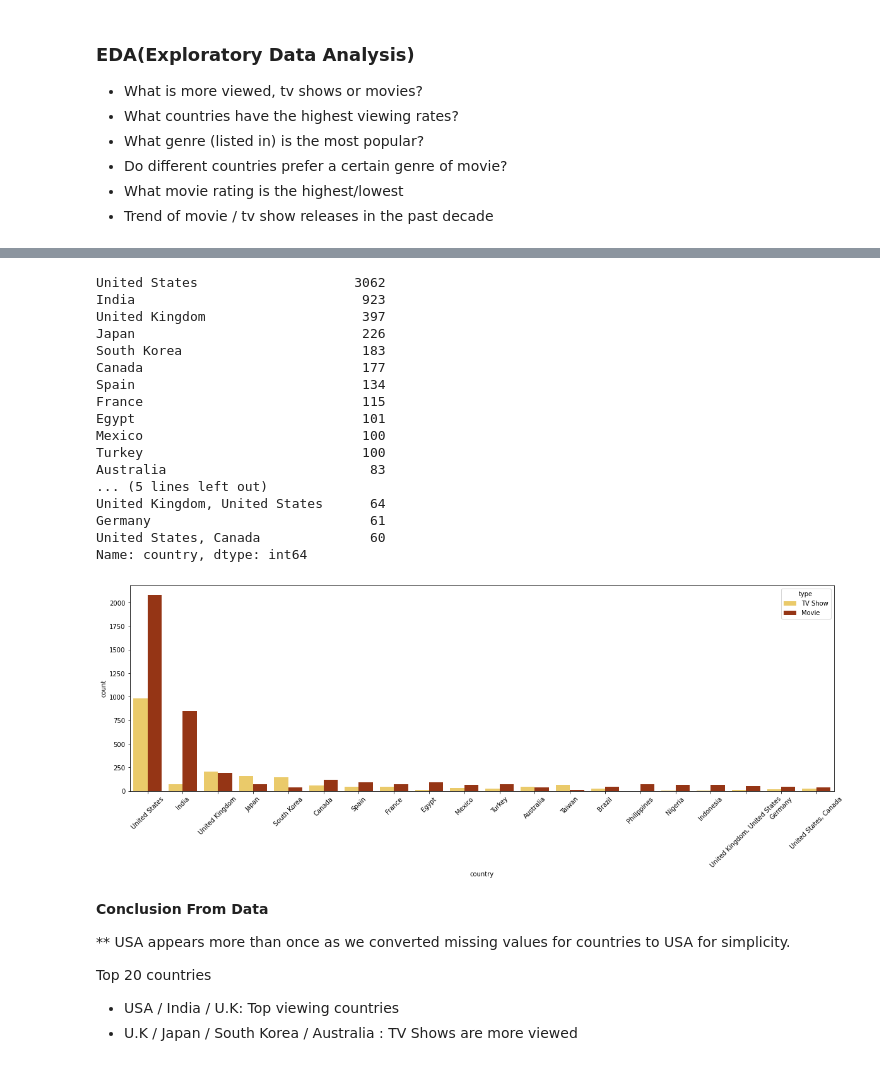
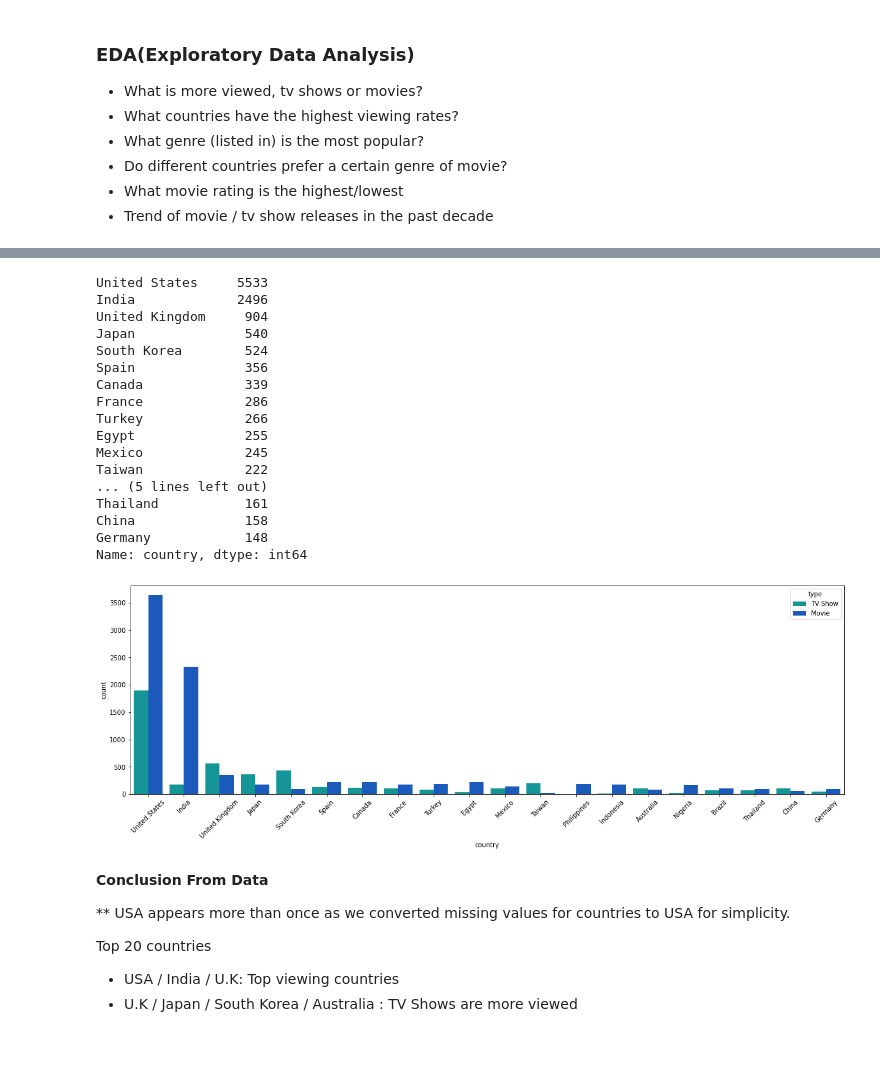
Before and after one commit to HunterKane/Netflix-Data-Analysis-, a Jupyter notebook: Netflix Movie Analysis .ipynb, the cells around one changed output, grey strips where cells are left out. Saved outputs shown, nothing was run; the diff lists cells and outputs as text; code cells hidden in the pictures.

Commit message:
Project Completed
- Imported data
- Initial inspection
- Cleaned data
- EDA
- Final Conclusion

```diff
--- a/Netflix Movie Analysis .ipynb
+++ b/Netflix Movie Analysis .ipynb
@@ -158,8 +159,8 @@ plt.show();
 # %% [markdown]
 ## Clean Data
 # %%
-# Drop Show_id / Cast / Director
-df.drop(['show_id','director','cast'],axis=1, inplace = True)
+# Drop Cast / Director
+df.drop(['director','cast'],axis=1, inplace = True)
 # %%
 df.head()
 # %% [output]
@@ -242,0 +244,7 @@ dtype: int64
+# %%
+#Genre column has to many genres to distinquish properly
+df = df.drop('listed_in', axis=1).join(df['listed_in'].str.split(', ', expand=True).stack().reset_index(level=1, drop=True).rename('genre'))
+genre_type = df.groupby(by = 'genre').show_id.count()
+genre_type = pd.DataFrame(genre_type)
+genre_type.sort_values(by='show_id', ascending= False)
+df
@@ -276,30 +308,30 @@ Name: type, dtype: int64
 # %%
 # Lets see what countries make up these two main types of viewing (TOP 15)
 
 print(df["country"].value_counts().head(20))
 plt.figure(figsize=(20,6))
-sns.countplot(x="country",data= df,hue= "type",order = df['country'].value_counts().index[0:20],palette="afmhot_r")
+sns.countplot(x="country",data= df,hue= "type",order = df['country'].value_counts().index[0:20],palette="winter_r")
 plt.xticks(rotation=45)
 plt.show()
 # %% [output]
-United States                    3062
-India                             923
-United Kingdom                    397
-Japan                             226
-South Korea                       183
-Canada                            177
-Spain                             134
-France                            115
-Egypt                             101
-Mexico                            100
-Turkey                            100
-Australia                          83
+United States     5533
+India             2496
+United Kingdom     904
+Japan              540
+South Korea        524
+Spain              356
+Canada             339
+France             286
+Turkey             266
+Egypt              255
+Mexico             245
+Taiwan             222
 ... (5 lines left out)
-United Kingdom, United States      64
-Germany                            61
-United States, Canada              60
+Thailand           161
+China              158
+Germany            148
 Name: country, dtype: int64
-[figure, old version]
+[figure, new version]
 # %% [markdown]
 __Conclusion From Data__
 
```
Also changed, not shown: parts of 33 cells of this notebook.
